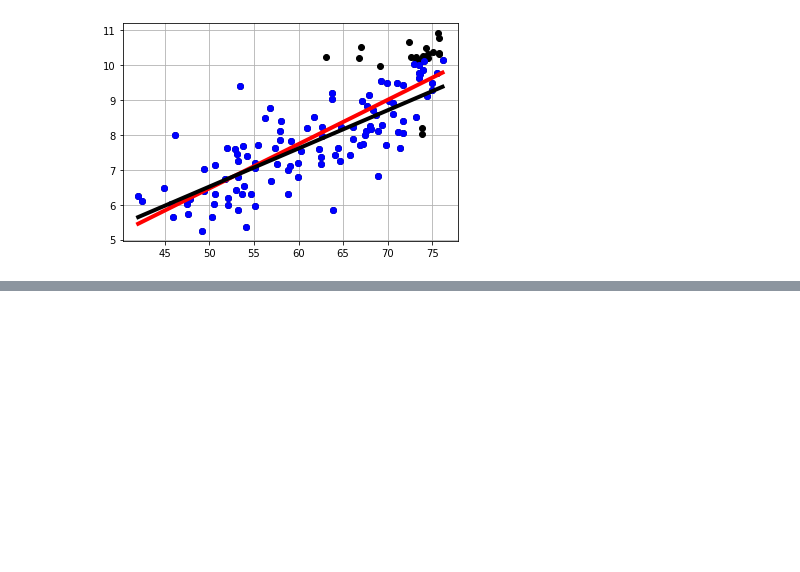
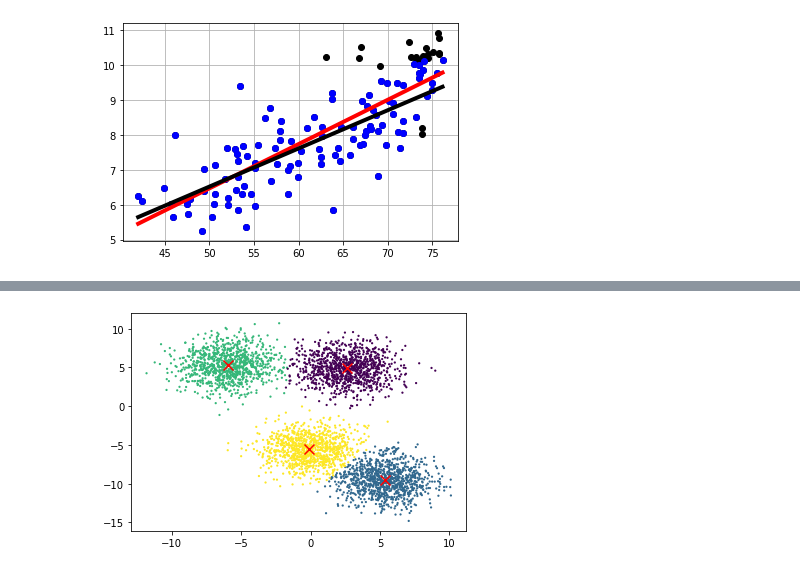
Before and after one commit to joshfuchs/DataScience_projects, a Jupyter notebook: ML scikit learn.ipynb, the cells around one changed output, grey strips where cells are left out. Cells and saved outputs as stored; diff of their text form; code cells hidden in the pictures; blank space fills up the shorter version.

```diff
--- a/ML scikit learn.ipynb
+++ b/ML scikit learn.ipynb
@@ -365,0 +547,12 @@ error= 8741.124994224838
+# %%
+data, cluster_id = skl_data.make_blobs(n_samples = 4000, cluster_std = 1.75, centers = 4, random_state = 10)
+# %%
+Kmean = skl_cluster.KMeans(n_clusters = 4)
+Kmean.fit(data)
+clusters = Kmean.predict(data)
+# %%
+plt.scatter(data[:,0], data[:,1], s = 5, linewidth=0, c = clusters)
+for cluster_x, cluster_y in Kmean.cluster_centers_:
+    plt.scatter(cluster_x, cluster_y, s = 100, c='r', marker='x')
+# %% [output]
+[figure, added]
```
Also changed, not shown: parts of 12 cells of this notebook.
